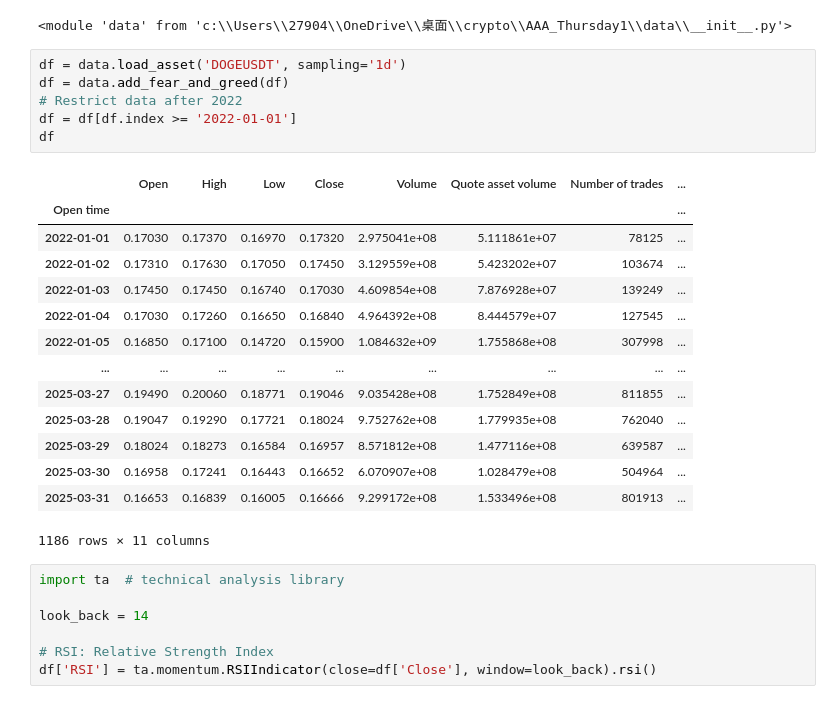
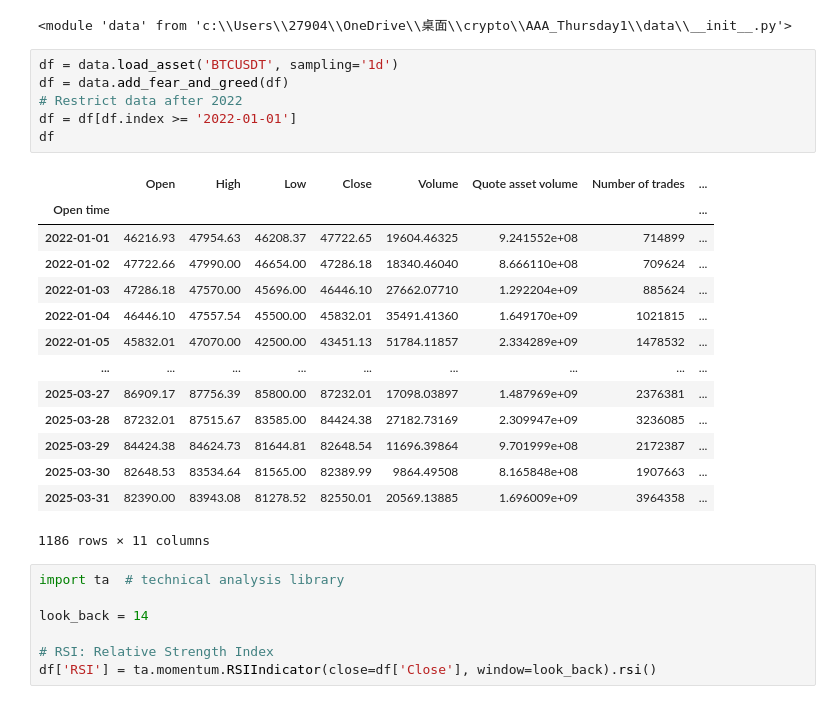
Before and after one commit to iancadev/crypto, a Jupyter notebook: AAA_Thursday1/mean_reversion_prediction short only.ipynb, the cells around one changed output. Drawn from its saved outputs; the diff is of its cells as text.

```diff
--- a/AAA_Thursday1/mean_reversion_prediction short only.ipynb
+++ b/AAA_Thursday1/mean_reversion_prediction short only.ipynb
@@ -6,25 +6,25 @@ importlib.reload(data)
 # %% [output]
 <module 'data' from 'c:\\Users\\27904\\OneDrive\\桌面\\crypto\\AAA_Thursday1\\data\\__init__.py'>
 # %%
-df = data.load_asset('DOGEUSDT', sampling='1d')
+df = data.load_asset('BTCUSDT', sampling='1d')
 df = data.add_fear_and_greed(df)
 # Restrict data after 2022
 df = df[df.index >= '2022-01-01']
 df
 # %% [output]
 |  | Open | High | Low | Close | Volume | Quote asset volume | Number of trades | ... |
 | Open time |  |  |  |  |  |  |  | ... |
-| 2022-01-01 | 0.17030 | 0.17370 | 0.16970 | 0.17320 | 2.975041e+08 | 5.111861e+07 | 78125 | ... |
-| 2022-01-02 | 0.17310 | 0.17630 | 0.17050 | 0.17450 | 3.129559e+08 | 5.423202e+07 | 103674 | ... |
-| 2022-01-03 | 0.17450 | 0.17450 | 0.16740 | 0.17030 | 4.609854e+08 | 7.876928e+07 | 139249 | ... |
-| 2022-01-04 | 0.17030 | 0.17260 | 0.16650 | 0.16840 | 4.964392e+08 | 8.444579e+07 | 127545 | ... |
-| 2022-01-05 | 0.16850 | 0.17100 | 0.14720 | 0.15900 | 1.084632e+09 | 1.755868e+08 | 307998 | ... |
+| 2022-01-01 | 46216.93 | 47954.63 | 46208.37 | 47722.65 | 19604.46325 | 9.241552e+08 | 714899 | ... |
+| 2022-01-02 | 47722.66 | 47990.00 | 46654.00 | 47286.18 | 18340.46040 | 8.666110e+08 | 709624 | ... |
+| 2022-01-03 | 47286.18 | 47570.00 | 45696.00 | 46446.10 | 27662.07710 | 1.292204e+09 | 885624 | ... |
+| 2022-01-04 | 46446.10 | 47557.54 | 45500.00 | 45832.01 | 35491.41360 | 1.649170e+09 | 1021815 | ... |
+| 2022-01-05 | 45832.01 | 47070.00 | 42500.00 | 43451.13 | 51784.11857 | 2.334289e+09 | 1478532 | ... |
 | ... | ... | ... | ... | ... | ... | ... | ... | ... |
-| 2025-03-27 | 0.19490 | 0.20060 | 0.18771 | 0.19046 | 9.035428e+08 | 1.752849e+08 | 811855 | ... |
-| 2025-03-28 | 0.19047 | 0.19290 | 0.17721 | 0.18024 | 9.752762e+08 | 1.779935e+08 | 762040 | ... |
-| 2025-03-29 | 0.18024 | 0.18273 | 0.16584 | 0.16957 | 8.571812e+08 | 1.477116e+08 | 639587 | ... |
-| 2025-03-30 | 0.16958 | 0.17241 | 0.16443 | 0.16652 | 6.070907e+08 | 1.028479e+08 | 504964 | ... |
-| 2025-03-31 | 0.16653 | 0.16839 | 0.16005 | 0.16666 | 9.299172e+08 | 1.533496e+08 | 801913 | ... |
+| 2025-03-27 | 86909.17 | 87756.39 | 85800.00 | 87232.01 | 17098.03897 | 1.487969e+09 | 2376381 | ... |
+| 2025-03-28 | 87232.01 | 87515.67 | 83585.00 | 84424.38 | 27182.73169 | 2.309947e+09 | 3236085 | ... |
+| 2025-03-29 | 84424.38 | 84624.73 | 81644.81 | 82648.54 | 11696.39864 | 9.701999e+08 | 2172387 | ... |
+| 2025-03-30 | 82648.53 | 83534.64 | 81565.00 | 82389.99 | 9864.49508 | 8.165848e+08 | 1907663 | ... |
+| 2025-03-31 | 82390.00 | 83943.08 | 81278.52 | 82550.01 | 20569.13885 | 1.696009e+09 | 3964358 | ... |
 1186 rows × 11 columns
 # %%
 import ta  # technical analysis library
```
Also changed, not shown: parts of 5 cells of this notebook, 4 other files.
